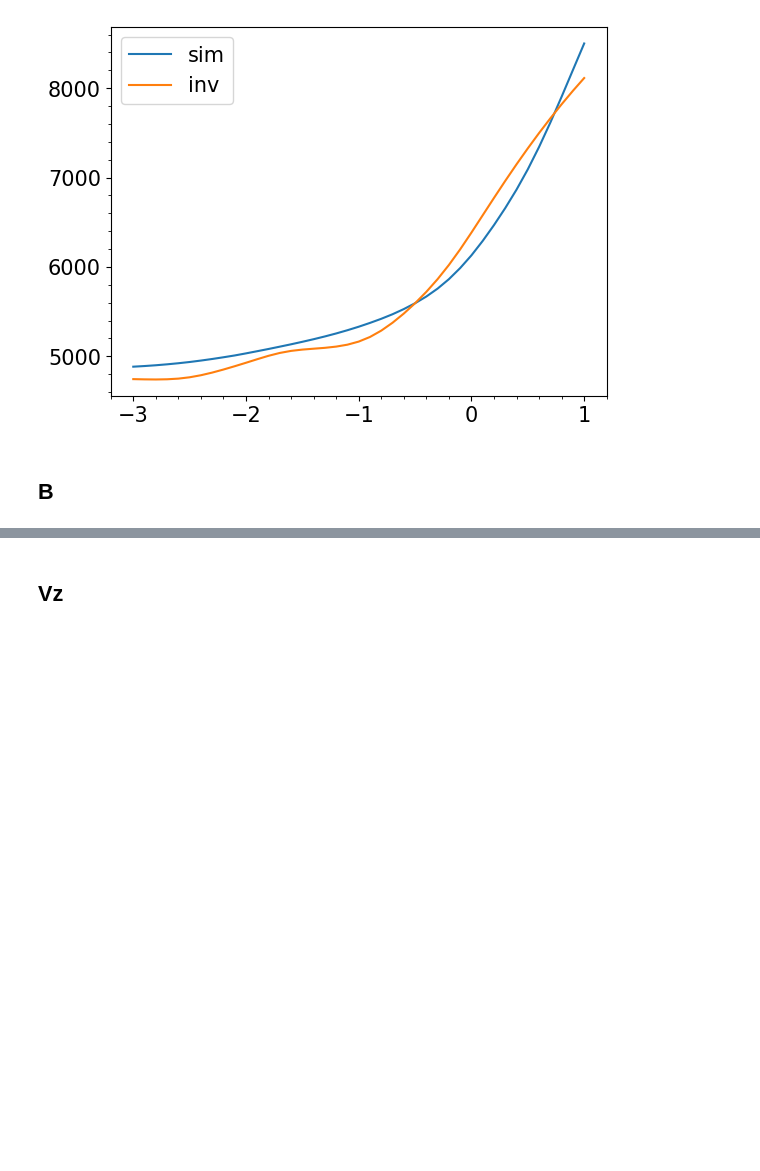
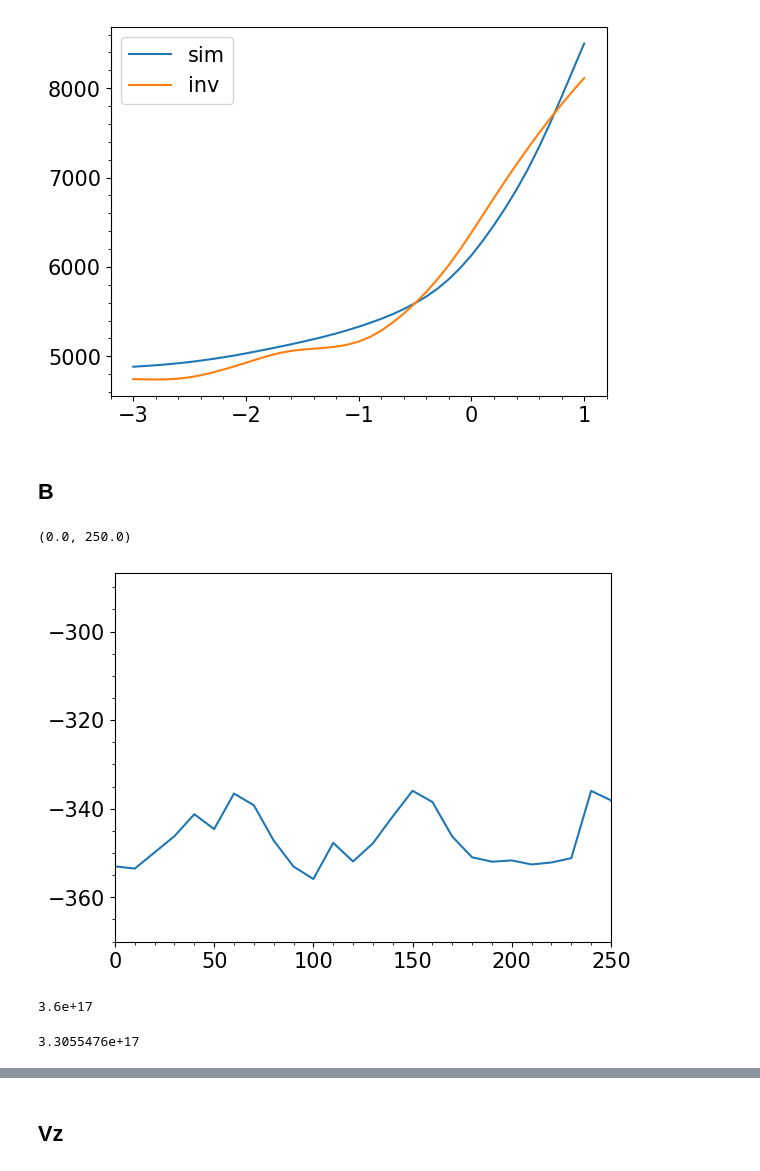
Before and after one commit to liuminos/check_muram_plage_pore, a Jupyter notebook: comparison.ipynb, the cells around one changed output, grey strips where cells are left out. Cells and saved outputs as stored; diff of their text form; code cells hidden in the pictures; blank space fills up the shorter version.

```diff
--- a/comparison.ipynb
+++ b/comparison.ipynb
@@ -14,5 +14,5 @@ sim = frz.read_model('/dat/xenosh/muram_plage_pore/20000/muram_020000_nx1536_ny1
 # %%
-atm = fits.open('/dat/xenosh/sharing/new2_tau.fits')[0].data
+atm = fits.open('/dat/xenosh/sharing/new_10s_tau.fits')[0].data
 # %%
 #tau,tem,pg,rho,vmic,vz,bx,by,bz
 # %%
@@ -236,0 +260,15 @@ plt.legend()
+# %%
+t = np.arange(145)*10
+plt.plot(t, np.mean(atm[:,8,:,:,10],axis=(1,2)))
+plt.xlim([0,250])
+# %% [output]
+(0.0, 250.0)
+[figure, added]
+# %%
+6e8*6e8
+# %% [output]
+3.6e+17
+# %%
+116*47*129*47*1e10
+# %% [output]
+3.3055476e+17
```
Also changed, not shown: parts of 37 cells of this notebook, 3 other files.
